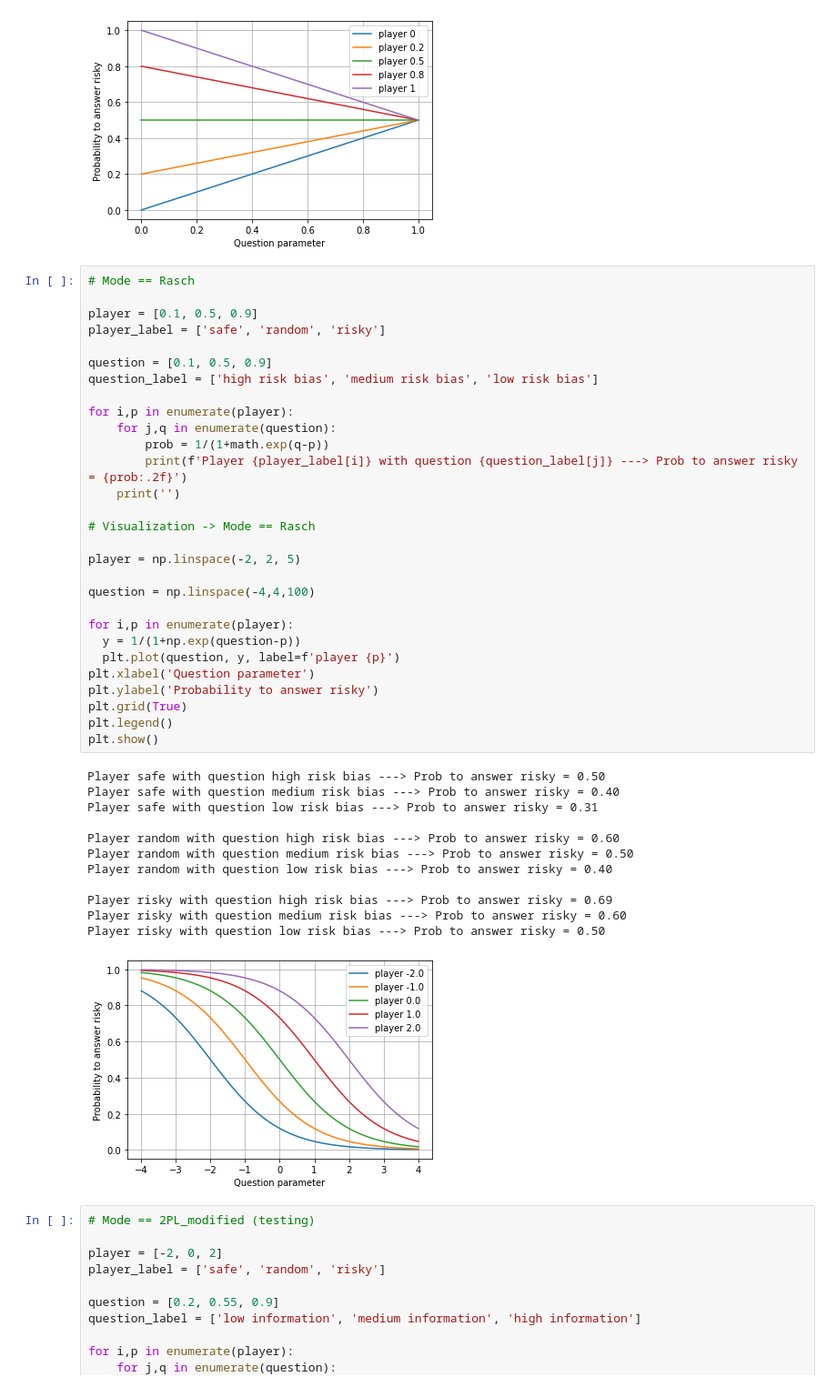
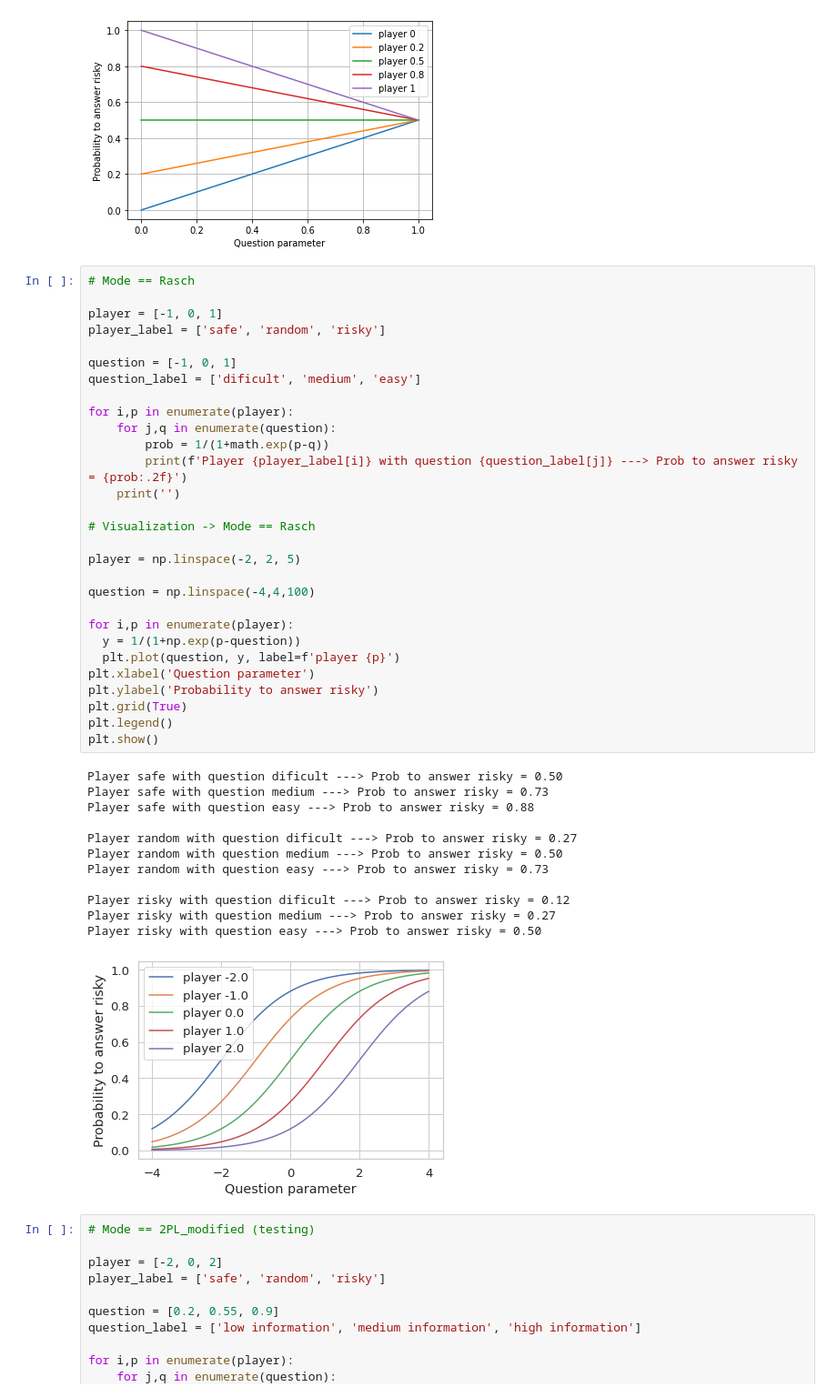
Before and after one commit to rayuelaproject/Simulator_Synthetic-Data, a Jupyter notebook: Simulator_demographic_PyStan.ipynb, the cells around one changed output. Shown at 91% size. Saved outputs shown, nothing was run; the diff lists cells and outputs as text.

```diff
--- a/Simulator_demographic_PyStan.ipynb
+++ b/Simulator_demographic_PyStan.ipynb
@@ -52,45 +52,45 @@ Player risky with question high information ---> Prob to answer risky = 0.86
 # %%
 # Mode == Rasch
 
-player = [0.1, 0.5, 0.9]
+player = [-1, 0, 1]
 player_label = ['safe', 'random', 'risky']
 
-question = [0.1, 0.5, 0.9]
-question_label = ['high risk bias', 'medium risk bias', 'low risk bias']
+question = [-1, 0, 1]
+question_label = ['dificult', 'medium', 'easy']
 
 for i,p in enumerate(player):
     for j,q in enumerate(question):
-        prob = 1/(1+math.exp(q-p))
+        prob = 1/(1+math.exp(p-q))
         print(f'Player {player_label[i]} with question {question_label[j]} ---> Prob to answer risky = {prob:.2f}')
     print('')
 
 # Visualization -> Mode == Rasch
 
 player = np.linspace(-2, 2, 5)
 
 question = np.linspace(-4,4,100)
 
 for i,p in enumerate(player):
-  y = 1/(1+np.exp(question-p))
+  y = 1/(1+np.exp(p-question))
   plt.plot(question, y, label=f'player {p}')
 plt.xlabel('Question parameter')
 plt.ylabel('Probability to answer risky')
 plt.grid(True)
 plt.legend()
 plt.show()
 # %% [output]
-Player safe with question high risk bias ---> Prob to answer risky = 0.50
-Player safe with question medium risk bias ---> Prob to answer risky = 0.40
-Player safe with question low risk bias ---> Prob to answer risky = 0.31
+Player safe with question dificult ---> Prob to answer risky = 0.50
+Player safe with question medium ---> Prob to answer risky = 0.73
+Player safe with question easy ---> Prob to answer risky = 0.88
 
-Player random with question high risk bias ---> Prob to answer risky = 0.60
-Player random with question medium risk bias ---> Prob to answer risky = 0.50
-Player random with question low risk bias ---> Prob to answer risky = 0.40
+Player random with question dificult ---> Prob to answer risky = 0.27
+Player random with question medium ---> Prob to answer risky = 0.50
+Player random with question easy ---> Prob to answer risky = 0.73
 
-Player risky with question high risk bias ---> Prob to answer risky = 0.69
-Player risky with question medium risk bias ---> Prob to answer risky = 0.60
-Player risky with question low risk bias ---> Prob to answer risky = 0.50
+Player risky with question dificult ---> Prob to answer risky = 0.12
+Player risky with question medium ---> Prob to answer risky = 0.27
+Player risky with question easy ---> Prob to answer risky = 0.50
-[figure, old version]
+[figure, new version]
 # %%
 # Mode == 2PL_modified (testing)
 
```
Also changed, not shown: parts of 17 cells of this notebook.
